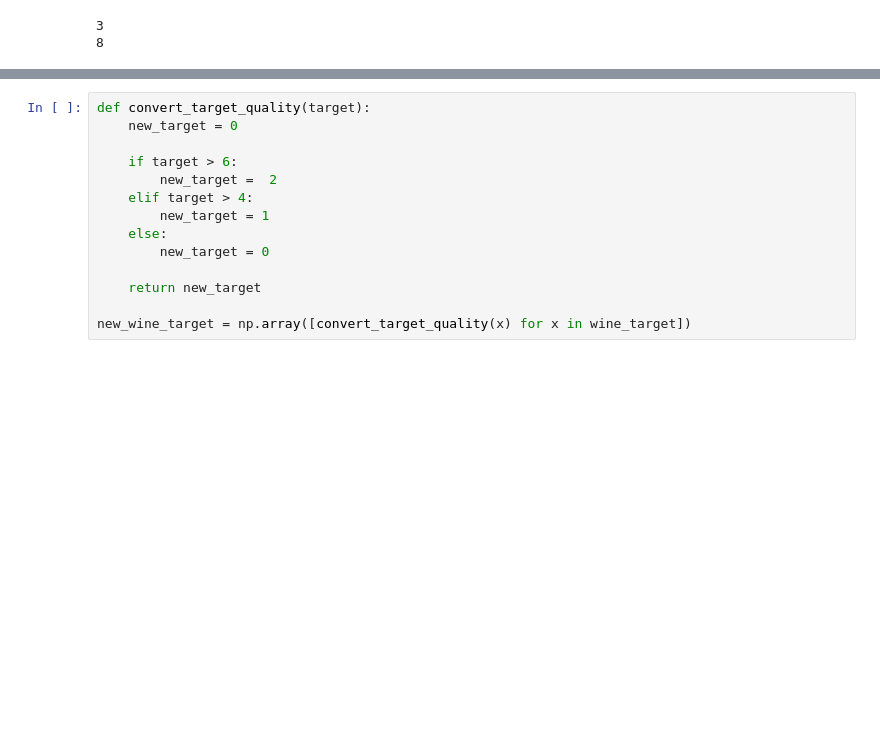
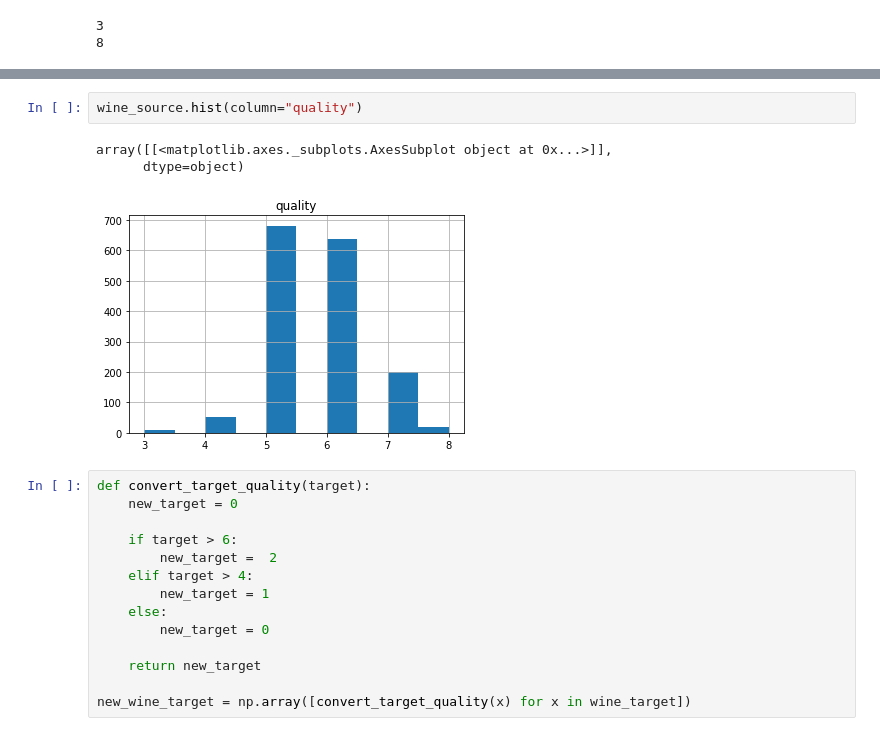
Before and after one commit to vipulpopat/MSCAI_CE4021_Project, a Jupyter notebook: GroupProject_18195326.ipynb, the cells around one changed output, grey strips where cells are left out. Saved outputs shown, nothing was run; the diff lists cells and outputs as text; blank space fills up the shorter version.

```diff
--- a/GroupProject_18195326.ipynb
+++ b/GroupProject_18195326.ipynb
@@ -78,3 +183,9 @@ As some initial testing of the training data suggested difficulty resolving the
+# %%
+wine_source.hist(column="quality")
+# %% [output]
+array([[<matplotlib.axes._subplots.AxesSubplot object at 0x...>]],
+      dtype=object)
+[figure, added]
 # %%
 def convert_target_quality(target):
     new_target = 0
```
Also changed, not shown: parts of 38 cells of this notebook, 3 other files.
